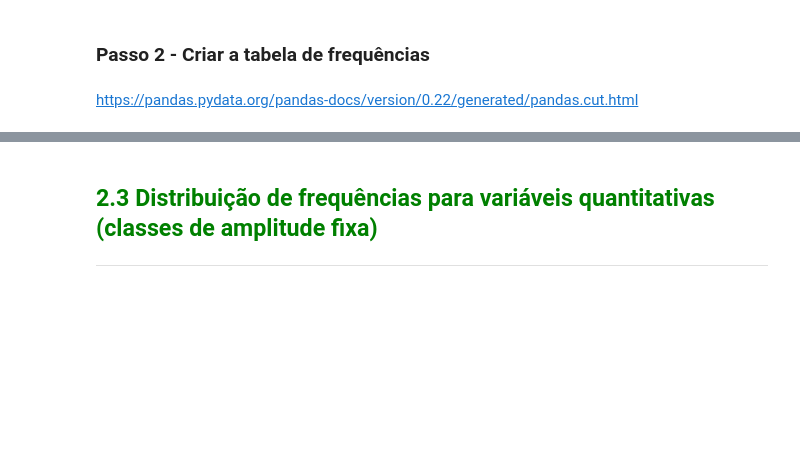
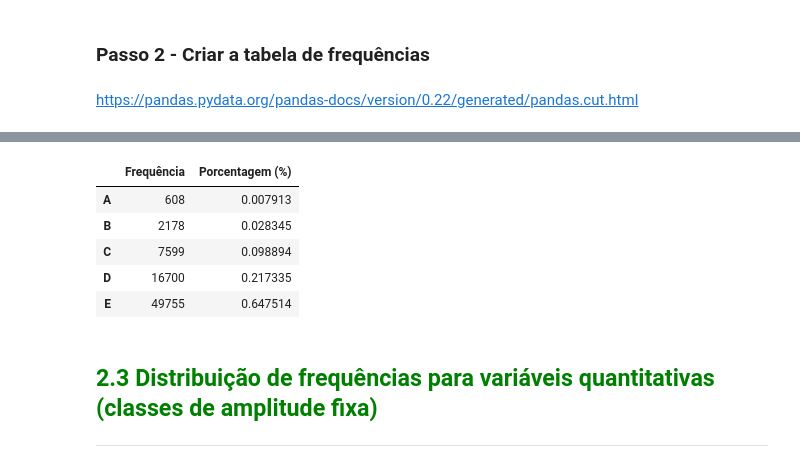
Before and after one commit to cglima/estatistica-python-parte-1-frequencias-e-medidas, a Jupyter notebook: notebook/curso-de-estatistica-parte-1.ipynb, the cells around one changed output, grey strips where cells are left out. Saved outputs shown, nothing was run; the diff lists cells and outputs as text; code cells hidden in the pictures; blank space fills up the shorter version.

```diff
--- a/notebook/curso-de-estatistica-parte-1.ipynb
+++ b/notebook/curso-de-estatistica-parte-1.ipynb
@@ -329,3 +389,12 @@ https://pandas.pydata.org/pandas-docs/version/0.22/generated/pandas.cut.html
+# %%
+dist_freq_quantitativas_personalizadas.sort_index(ascending = False)
+# %% [output]
+|  | Frequência | Porcentagem (%) |
+| A | 608 | 0.007913 |
+| B | 2178 | 0.028345 |
+| C | 7599 | 0.098894 |
+| D | 16700 | 0.217335 |
+| E | 49755 | 0.647514 |
 # %% [markdown]
 ## <font color=green>2.3 Distribuição de frequências para variáveis quantitativas (classes de amplitude fixa)</font>
 ***
```
Also changed, not shown: parts of 8 cells of this notebook.
